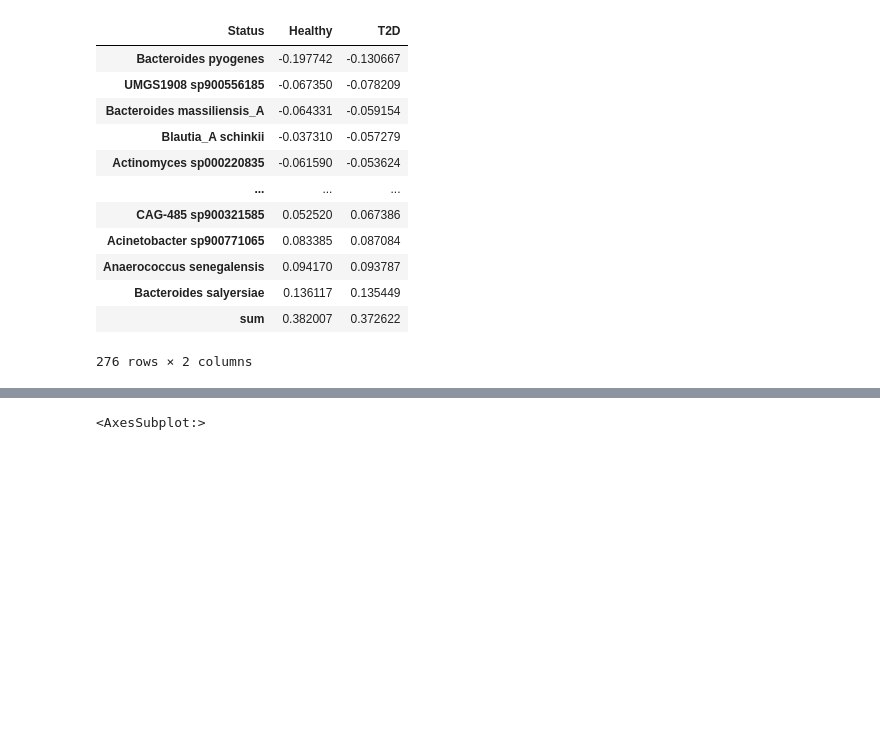
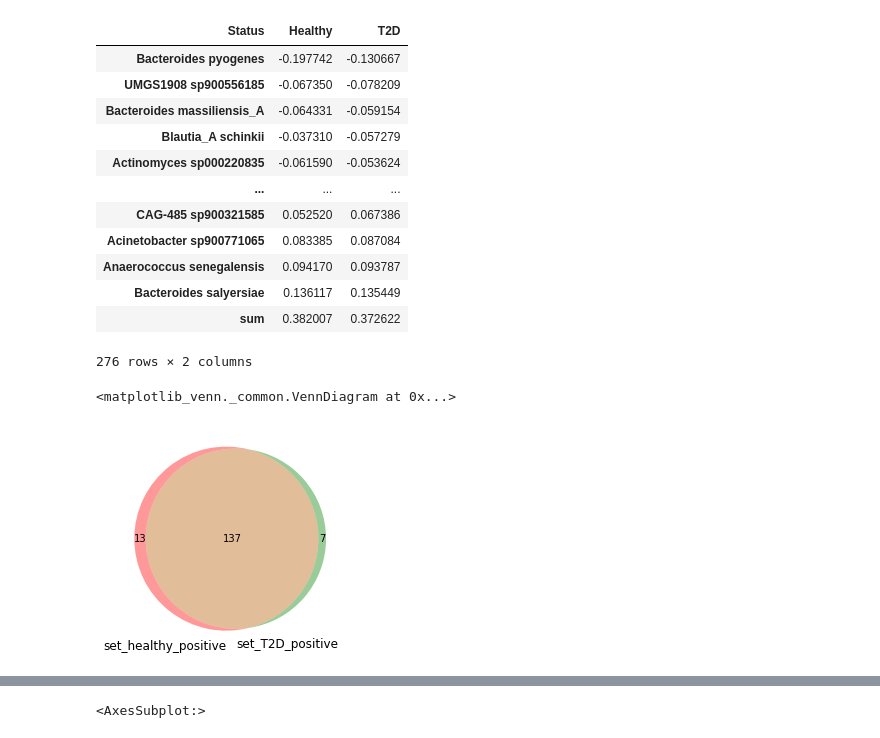
Before and after one commit to jindongmin/Meta_diseases_analyses, a Jupyter notebook: ipynb/SHAP_plots.ipynb, the cells around one changed output, grey strips where cells are left out. Cells and saved outputs as stored; diff of their text form; code cells hidden in the pictures; blank space fills up the shorter version.

Commit message:
shap value venn diagram plots

```diff
--- a/ipynb/SHAP_plots.ipynb
+++ b/ipynb/SHAP_plots.ipynb
@@ -92,3 +78,17 @@ df.T.sort_values(by=['T2D'])
 | Bacteroides salyersiae | 0.136117 | 0.135449 |
 | sum | 0.382007 | 0.372622 |
 276 rows × 2 columns
+# %%
+dfT = df.T
+# %%
+set_healthy_positive = set(dfT.loc[(dfT['Healthy'] > 0)].index)
+set_healthy_negative = set(dfT.loc[(dfT['Healthy'] < 0)].index)
+# %%
+set_T2D_positive = set(dfT.loc[(dfT['T2D'] > 0)].index)
+set_T2D_negative = set(dfT.loc[(dfT['T2D'] < 0)].index)
+# %%
+from matplotlib_venn import venn3, venn2
+venn2([set_healthy_positive, set_T2D_positive], ('set_healthy_positive','set_T2D_positive'))
+# %% [output]
+<matplotlib_venn._common.VennDiagram at 0x...>
+[figure, added]
```
Also changed, not shown: parts of 6 cells of this notebook, 2 other files.
